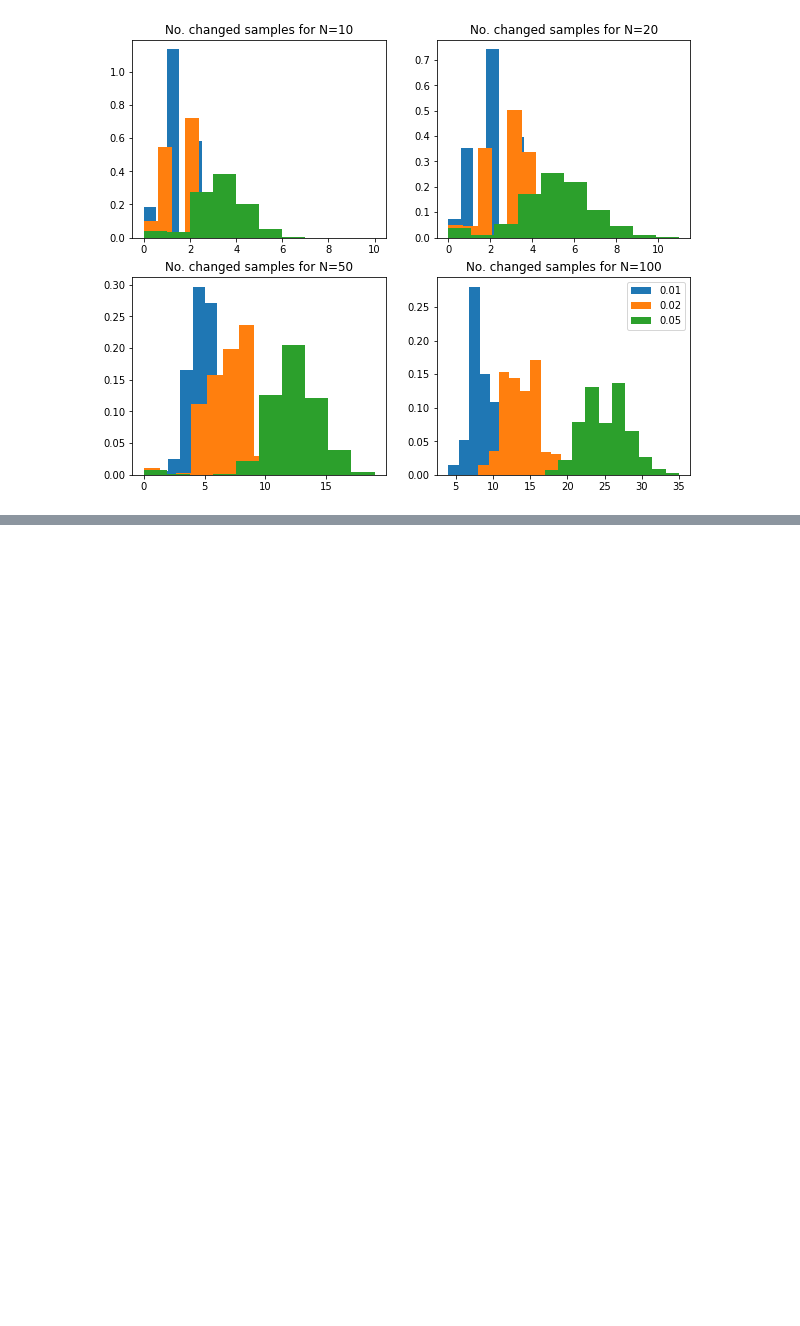
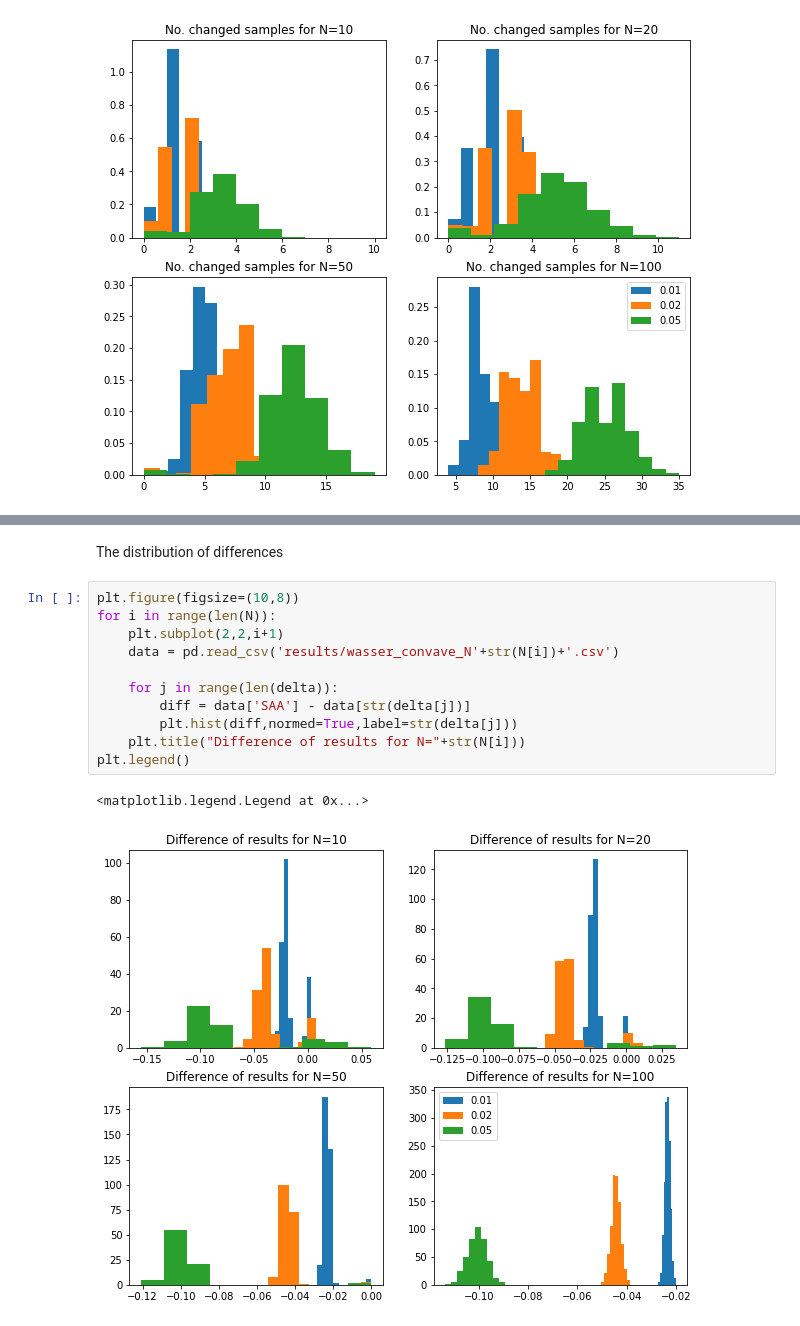
Before and after one commit to harrisonnguyen/stochastic_optimisation, a Jupyter notebook: Robustification/wasserstein_v2.ipynb, the cells around one changed output, grey strips where cells are left out. Cells and saved outputs as stored; diff of their text form; blank space fills up the shorter version.

```diff
--- a/Robustification/wasserstein_v2.ipynb
+++ b/Robustification/wasserstein_v2.ipynb
@@ -347,0 +368,16 @@ plt.legend()
+# %% [markdown]
+The distribution of differences
+# %%
+plt.figure(figsize=(10,8))
+for i in range(len(N)):
+    plt.subplot(2,2,i+1)
+    data = pd.read_csv('results/wasser_convave_N'+str(N[i])+'.csv')
+
+    for j in range(len(delta)):
+        diff = data['SAA'] - data[str(delta[j])]
+        plt.hist(diff,normed=True,label=str(delta[j]))
+    plt.title("Difference of results for N="+str(N[i]))
+plt.legend()
+# %% [output]
+<matplotlib.legend.Legend at 0x...>
+[figure, added]
```
Also changed, not shown: parts of 10 cells of this notebook.
